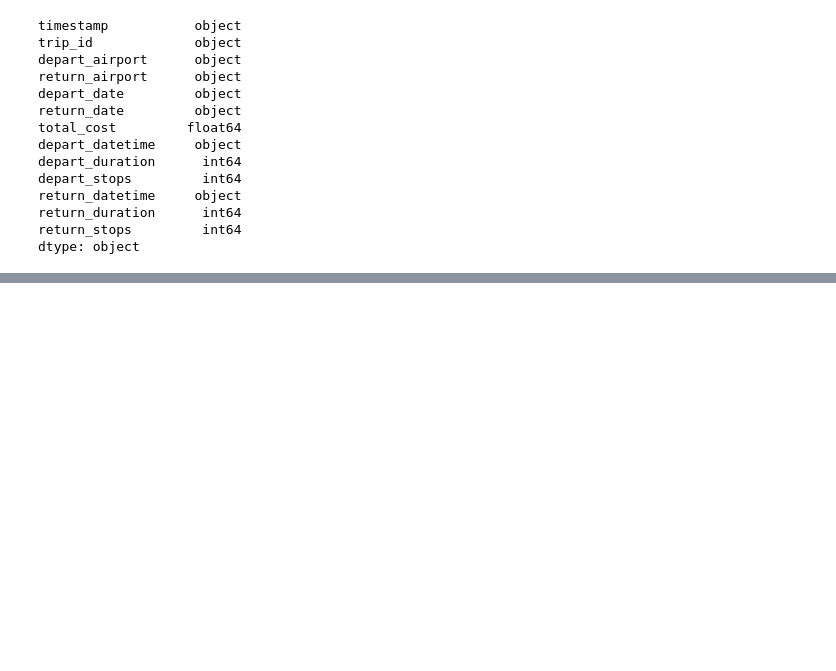
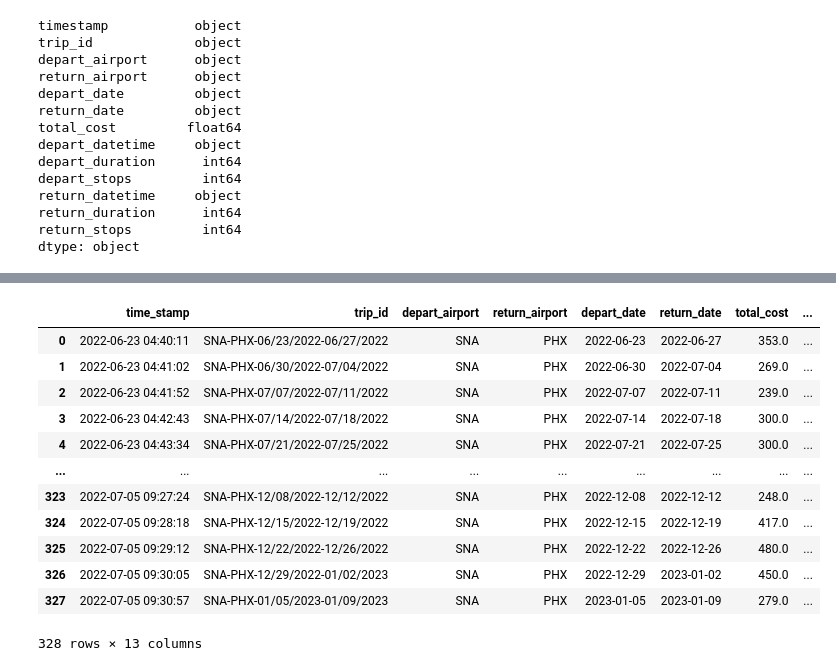
Before and after one commit to ecmorrow1/SWeetDeals, a Jupyter notebook: Merge CSV Attempt.ipynb, the cells around one changed output, grey strips where cells are left out. Drawn from its saved outputs; the diff is of its cells as text; code cells hidden in the pictures; blank space fills up the shorter version.

```diff
--- a/Merge CSV Attempt.ipynb
+++ b/Merge CSV Attempt.ipynb
@@ -76,0 +145,16 @@ out.to_csv(path2,index=False)
+# %%
+new_df_2
+# %% [output]
+|  | time_stamp | trip_id | depart_airport | return_airport | depart_date | return_date | total_cost | ... |
+| 0 | 2022-06-23 04:40:11 | SNA-PHX-06/23/2022-06/27/2022 | SNA | PHX | 2022-06-23 | 2022-06-27 | 353.0 | ... |
+| 1 | 2022-06-23 04:41:02 | SNA-PHX-06/30/2022-07/04/2022 | SNA | PHX | 2022-06-30 | 2022-07-04 | 269.0 | ... |
+| 2 | 2022-06-23 04:41:52 | SNA-PHX-07/07/2022-07/11/2022 | SNA | PHX | 2022-07-07 | 2022-07-11 | 239.0 | ... |
+| 3 | 2022-06-23 04:42:43 | SNA-PHX-07/14/2022-07/18/2022 | SNA | PHX | 2022-07-14 | 2022-07-18 | 300.0 | ... |
+| 4 | 2022-06-23 04:43:34 | SNA-PHX-07/21/2022-07/25/2022 | SNA | PHX | 2022-07-21 | 2022-07-25 | 300.0 | ... |
+| ... | ... | ... | ... | ... | ... | ... | ... | ... |
+| 323 | 2022-07-05 09:27:24 | SNA-PHX-12/08/2022-12/12/2022 | SNA | PHX | 2022-12-08 | 2022-12-12 | 248.0 | ... |
+| 324 | 2022-07-05 09:28:18 | SNA-PHX-12/15/2022-12/19/2022 | SNA | PHX | 2022-12-15 | 2022-12-19 | 417.0 | ... |
+| 325 | 2022-07-05 09:29:12 | SNA-PHX-12/22/2022-12/26/2022 | SNA | PHX | 2022-12-22 | 2022-12-26 | 480.0 | ... |
+| 326 | 2022-07-05 09:30:05 | SNA-PHX-12/29/2022-01/02/2023 | SNA | PHX | 2022-12-29 | 2023-01-02 | 450.0 | ... |
+| 327 | 2022-07-05 09:30:57 | SNA-PHX-01/05/2023-01/09/2023 | SNA | PHX | 2023-01-05 | 2023-01-09 | 279.0 | ... |
+328 rows × 13 columns
```
Also changed, not shown: parts of 18 cells of this notebook, 7 other files.
